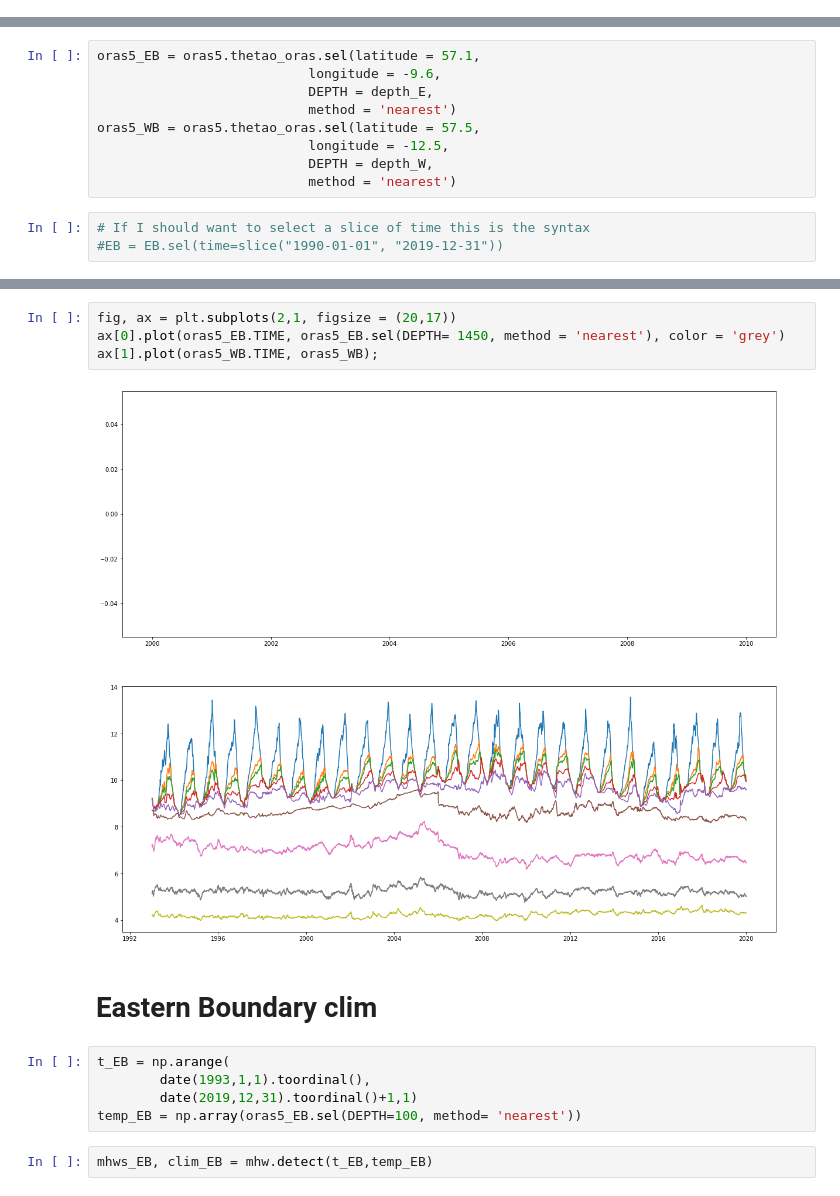
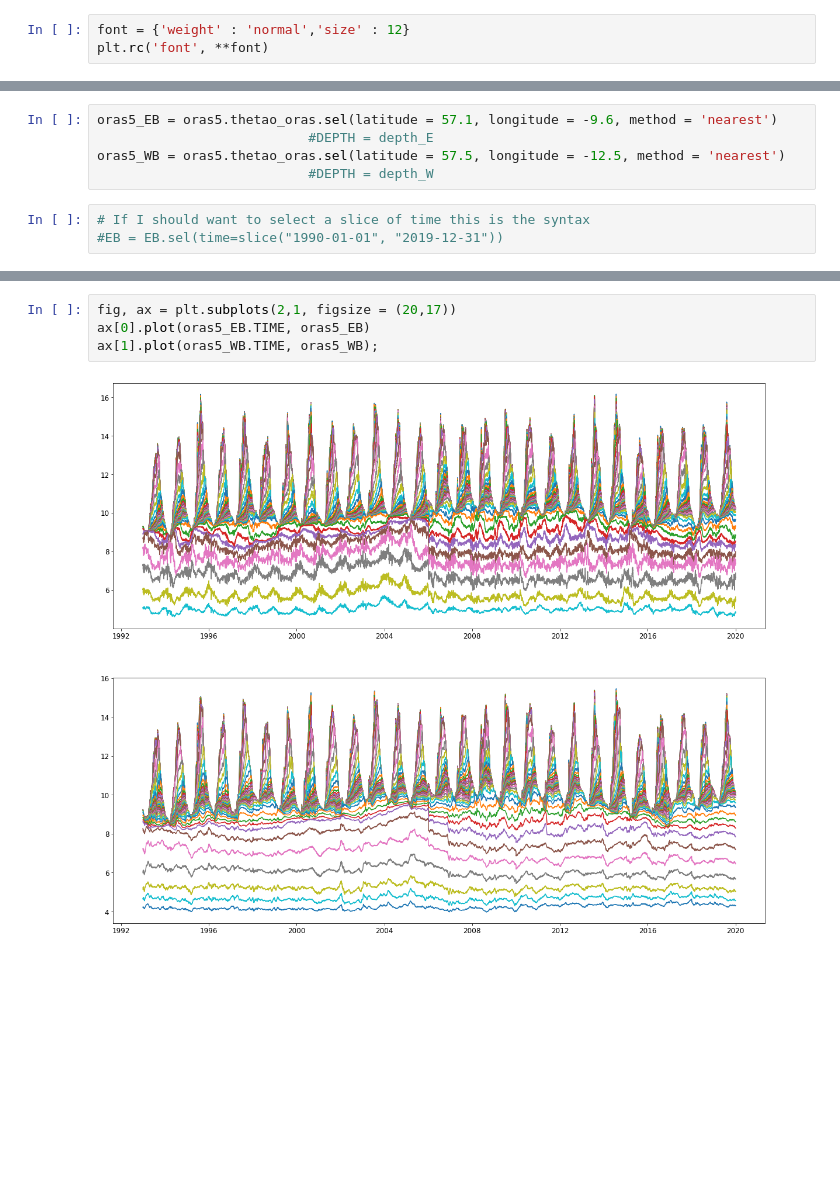
Before and after one commit to Marie-Louise-Korte/Rockall_Trough_MHW, a Jupyter notebook: X_ORAS5_alt_clim.ipynb, the cells around one changed output, grey strips where cells are left out. Drawn from its saved outputs; the diff is of its cells as text; blank space fills up the shorter version.

```diff
--- a/X_ORAS5_alt_clim.ipynb
+++ b/X_ORAS5_alt_clim.ipynb
@@ -16,4 +16,7 @@ import pandas as pd
 # %%
 import warnings
 warnings.filterwarnings("ignore")
+# %%
+font = {'weight' : 'normal','size' : 12}
+plt.rc('font', **font)
 # %% [markdown]
@@ -48,12 +31,8 @@ depth_W = [50, 75, 100, 250, 500, 750, 1000, 1250, 1500, 1600, 1750]
 # %%
-oras5_EB = oras5.thetao_oras.sel(latitude = 57.1,
-                           longitude = -9.6,
-                           DEPTH = depth_E,
-                           method = 'nearest')
-oras5_WB = oras5.thetao_oras.sel(latitude = 57.5,
-                           longitude = -12.5,
-                           DEPTH = depth_W,
-                           method = 'nearest')
+oras5_EB = oras5.thetao_oras.sel(latitude = 57.1, longitude = -9.6, method = 'nearest')
+                           #DEPTH = depth_E
+oras5_WB = oras5.thetao_oras.sel(latitude = 57.5, longitude = -12.5, method = 'nearest')
+                           #DEPTH = depth_W
 # %%
 # If I should want to select a slice of time this is the syntax
 #EB = EB.sel(time=slice("1990-01-01", "2019-12-31"))
@@ -106,15 +82,6 @@ plt.ylim(1500,0)
 # %%
 fig, ax = plt.subplots(2,1, figsize = (20,17))
-ax[0].plot(oras5_EB.TIME, oras5_EB.sel(DEPTH= 1450, method = 'nearest'), color = 'grey')
+ax[0].plot(oras5_EB.TIME, oras5_EB)
 ax[1].plot(oras5_WB.TIME, oras5_WB);
 # %% [output]
-[figure, old version]
+[figure, new version]
-# %% [markdown]
-# Eastern Boundary clim
-# %%
-t_EB = np.arange(
-        date(1993,1,1).toordinal(),
-        date(2019,12,31).toordinal()+1,1)
-temp_EB = np.array(oras5_EB.sel(DEPTH=100, method= 'nearest'))
-# %%
-mhws_EB, clim_EB = mhw.detect(t_EB,temp_EB)
```
Also changed, not shown: parts of 29 cells of this notebook.
